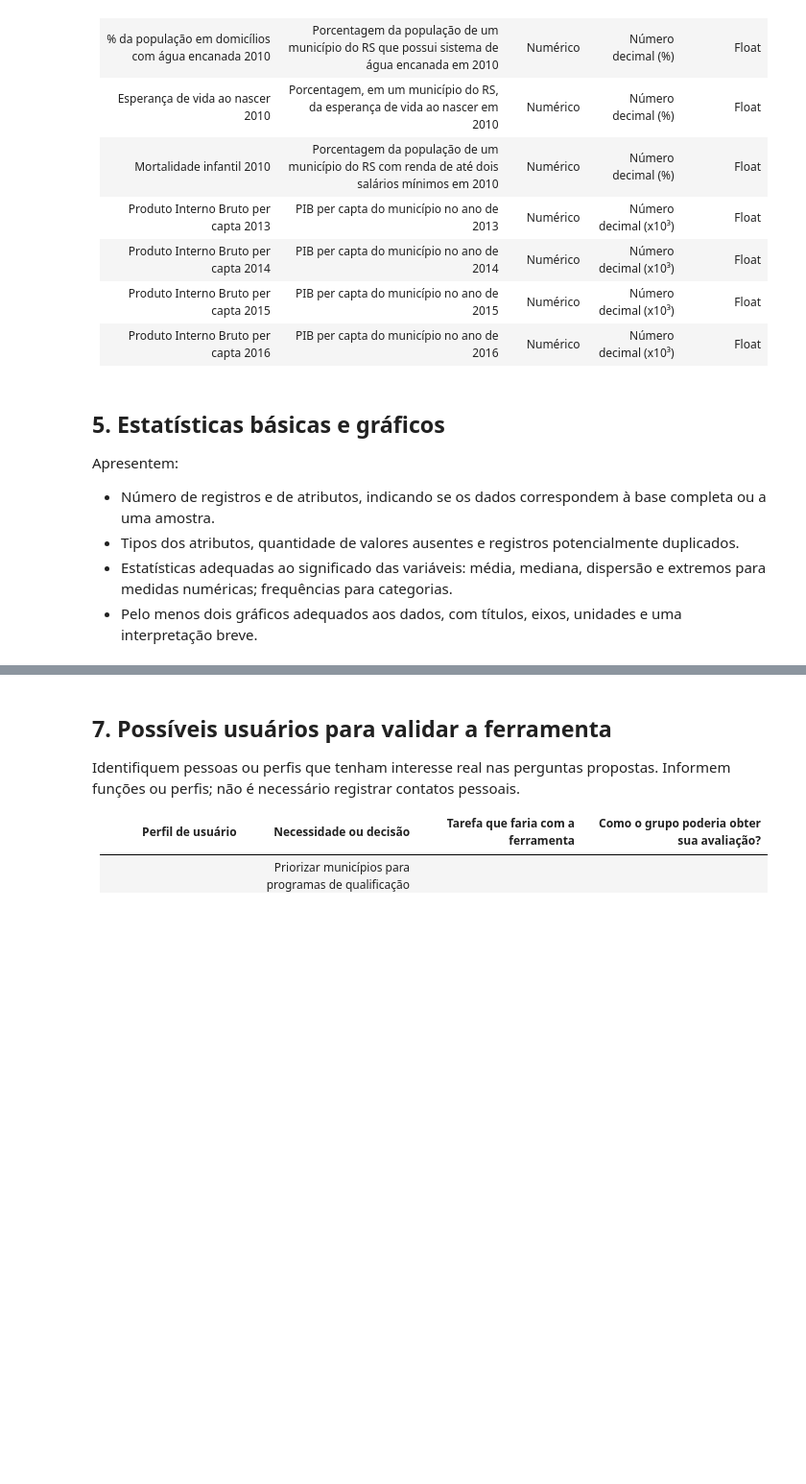
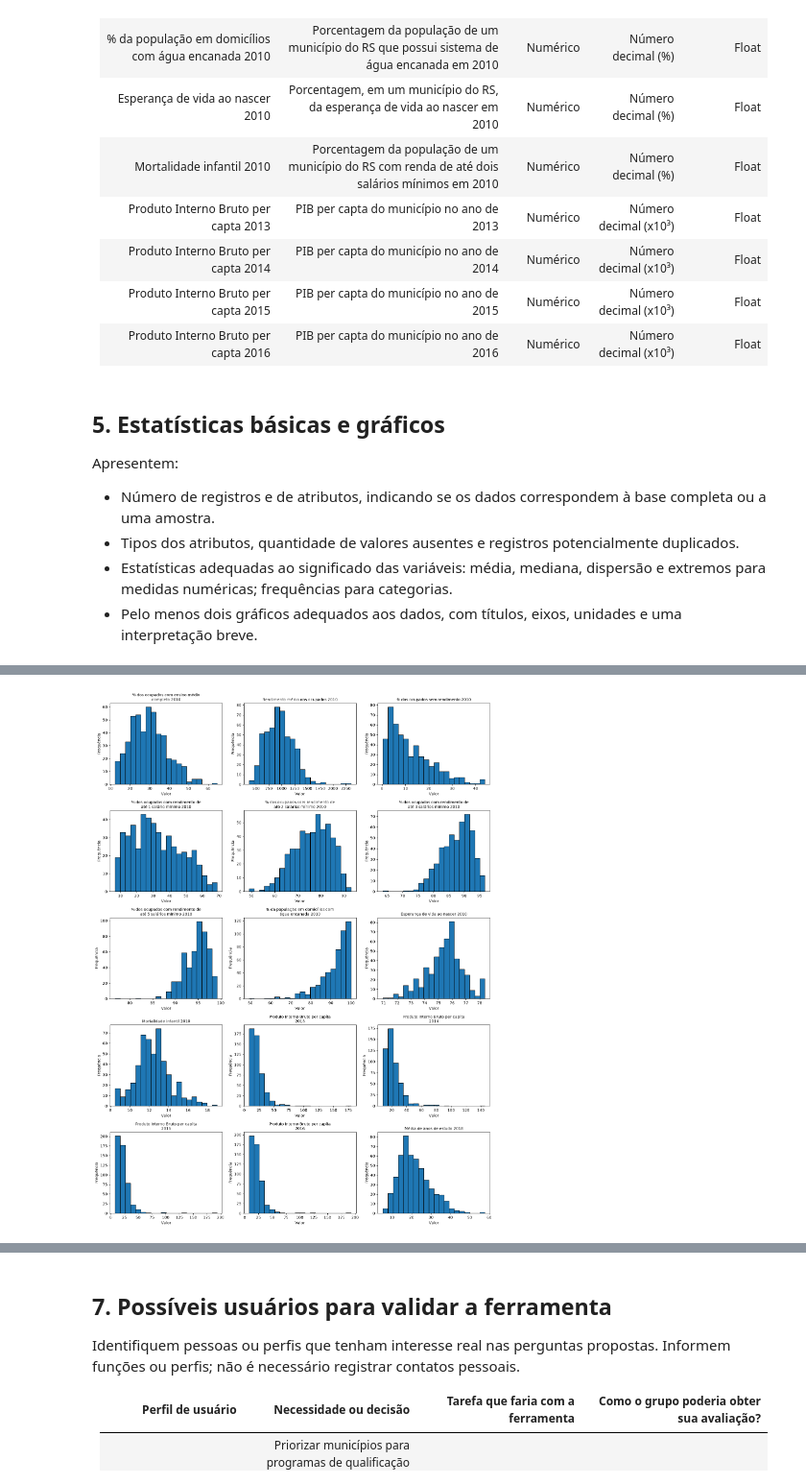
Before and after one commit to valandro/ufrgs-spec-ai, a Jupyter notebook: AI001-analise-visualizacao-dados/educacao/notebook/atividade01_PIB_RS_Municipal_X_Escolaridade_Elizabeth_Lucas_Mike.ipynb, the cells around one changed output, grey strips where cells are left out. Shown at 96% size. Cells and saved outputs as stored; diff of their text form; code cells hidden in the pictures; blank space fills up the shorter version.

```diff
--- a/AI001-analise-visualizacao-dados/educacao/notebook/atividade01_PIB_RS_Municipal_X_Escolaridade_Elizabeth_Lucas_Mike.ipynb
+++ b/AI001-analise-visualizacao-dados/educacao/notebook/atividade01_PIB_RS_Municipal_X_Escolaridade_Elizabeth_Lucas_Mike.ipynb
@@ -99,0 +279,19 @@ Apresentem:
+# %%
+
+# ============================================================
+# 3. ESTATÍSTICAS DOS ATRIBUTOS NUMÉRICOS
+# ============================================================
+#converter '% dos ocupados com ensino médio completo 2010' para numérico
+atributo = "% dos ocupados com ensino médio completo 2010"
+
+df_filtrado[atributo] = pd.to_numeric(
+    df_filtrado[atributo],
+    errors="coerce"
+)
+
+numericos = df_filtrado.select_dtypes(include="number").columns
+
+print("\nESTATÍSTICAS DOS ATRIBUTOS NUMÉRICOS")
+print("=" * 70)
+
+print(df_filtrado[numericos].describe().T.to_string())
@@ -99,0 +316,70 @@ Apresentem:
+# %%
+import math
+import matplotlib.pyplot as plt
+import textwrap
+
+
+# ============================================================
+# 6. DISTRIBUIÇÃO DOS ATRIBUTOS NUMÉRICOS NÃO BINÁRIOS
+# ============================================================
+
+# Atributos numéricos binários
+binarios = [
+    coluna for coluna in numericos
+    if coluna.startswith("Existência de coleta seletiva")
+]
+
+print("\nATRIBUTOS BINÁRIOS")
+print("-" * 70)
+
+for coluna in binarios:
+    print(coluna)
+
+# Atributos numéricos que serão usados nos histogramas
+numericos_histograma = [
+    coluna for coluna in numericos
+    if coluna not in binarios
+]
+
+print(
+    f"\nAtributos numéricos para histogramas: "
+    f"{len(numericos_histograma)}"
+)
+
+print("\nHISTOGRAMAS DOS ATRIBUTOS NUMÉRICOS NÃO BINÁRIOS")
+print("=" * 70)
+numero_colunas = 3
+numero_linhas = math.ceil(len(numericos_histograma) / numero_colunas)
+
+fig, axes = plt.subplots(
+    numero_linhas,
+    numero_colunas,
+    figsize=(15, 4 * numero_linhas)
+)
+
+# Transformar axes em lista para facilitar o tratamento
+axes = axes.flatten()
+
+for i, coluna in enumerate(numericos_histograma):
+
+    df_filtrado[coluna].dropna().plot(
+        kind="hist",
+        bins=20,
+        ax=axes[i],
+        edgecolor="black"
+    )
+
+    titulo = "\n".join(textwrap.wrap(coluna, width=35))
+
+    axes[i].set_title(titulo, fontsize=10)
+    axes[i].set_xlabel("Valor")
+    axes[i].set_ylabel("Frequência")
+
+
+# Remover espaços vazios
+for i in range(len(numericos_histograma), len(axes)):
+    fig.delaxes(axes[i])
+
+plt.tight_layout()
+plt.show()
+# %% [output]
@@ -99,0 +398 @@ Apresentem:
+[figure, added]
```
Also changed, not shown: parts of 11 cells of this notebook.
